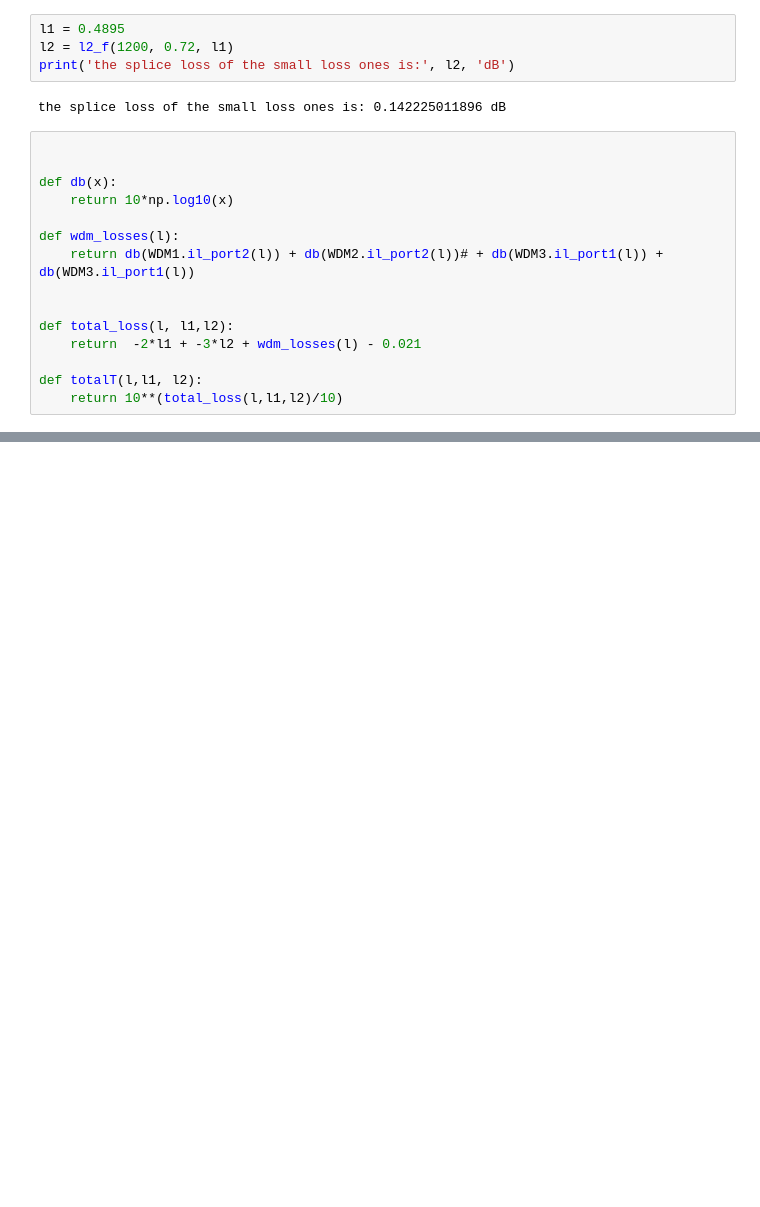
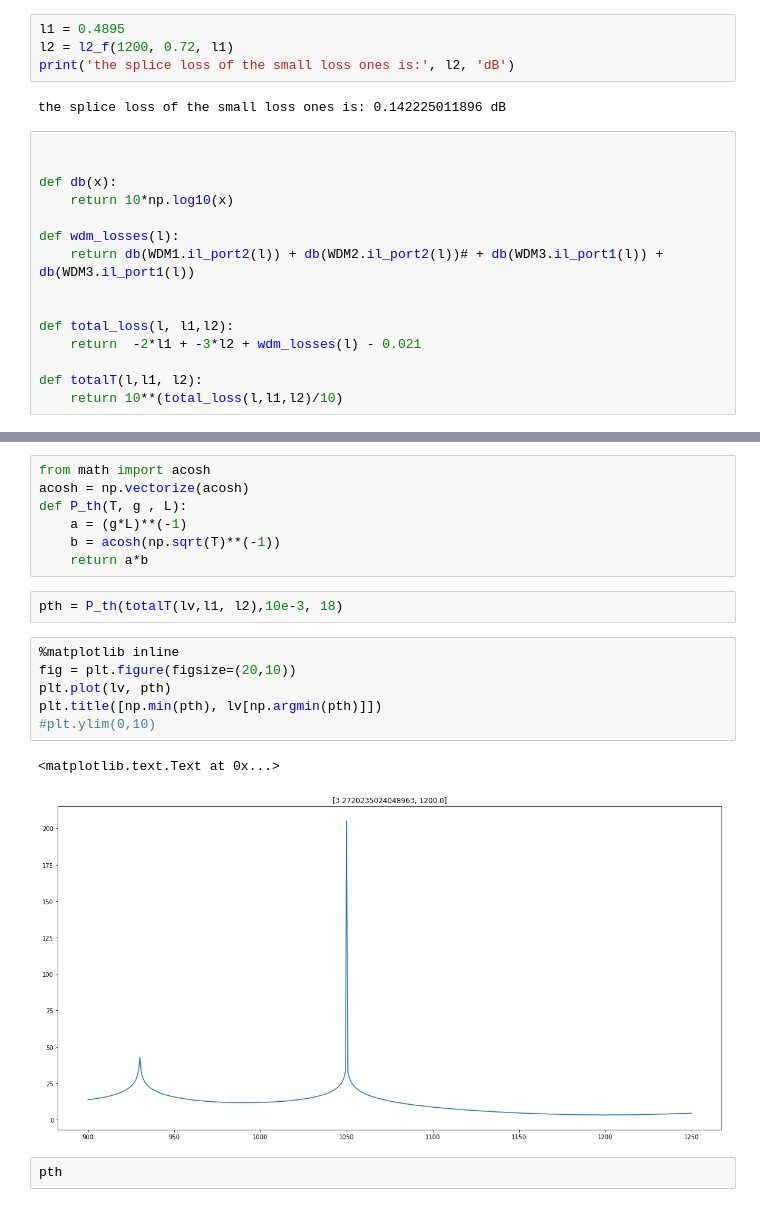
Before and after one commit to ibegleris/w-fopo, a Jupyter notebook: Dispersions_wavelength_finder.ipynb, the cells around one changed output, grey strips where cells are left out. Cells and saved outputs as stored; diff of their text form; blank space fills up the shorter version.

```diff
--- a/Dispersions_wavelength_finder.ipynb
+++ b/Dispersions_wavelength_finder.ipynb
@@ -276,0 +260,20 @@ plt.show()
+# %%
+from math import acosh
+acosh = np.vectorize(acosh)
+def P_th(T, g , L):
+    a = (g*L)**(-1)
+    b = acosh(np.sqrt(T)**(-1))
+    return a*b
+# %%
+pth = P_th(totalT(lv,l1, l2),10e-3, 18)
+# %%
+%matplotlib inline
+fig = plt.figure(figsize=(20,10))
+plt.plot(lv, pth)
+plt.title([np.min(pth), lv[np.argmin(pth)]])
+#plt.ylim(0,10)
+# %% [output]
+<matplotlib.text.Text at 0x...>
+[figure, added]
+# %%
+pth
```
Also changed, not shown: parts of 5 cells of this notebook, 9 other files.
